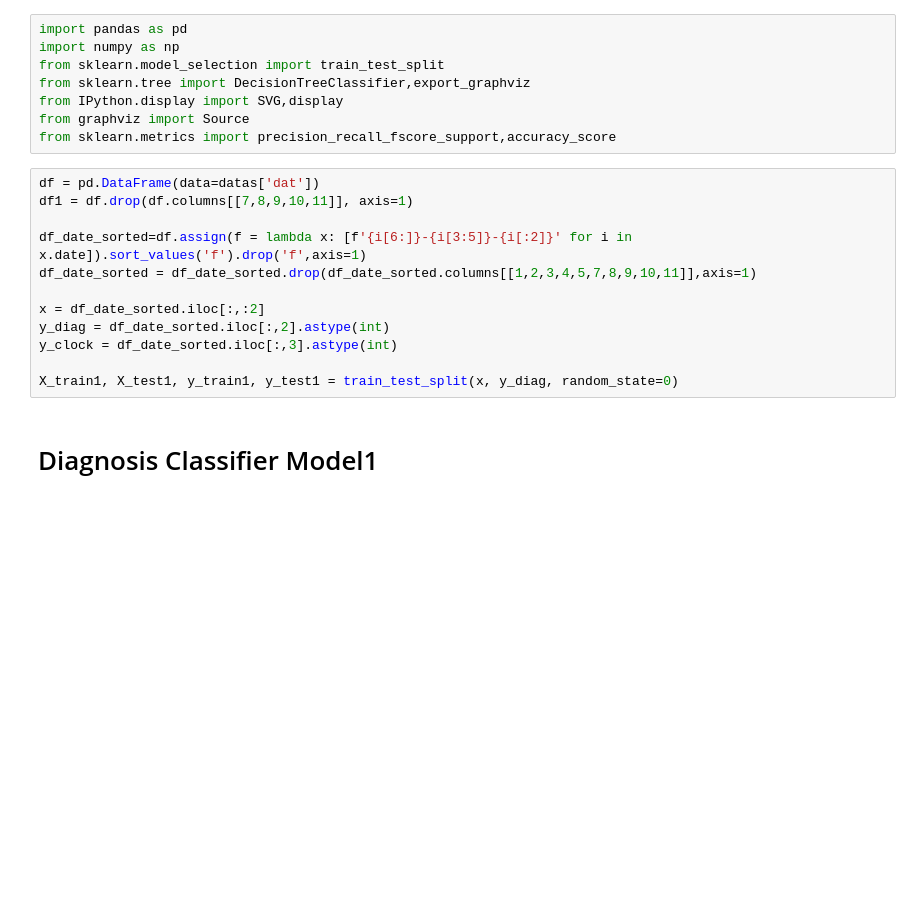
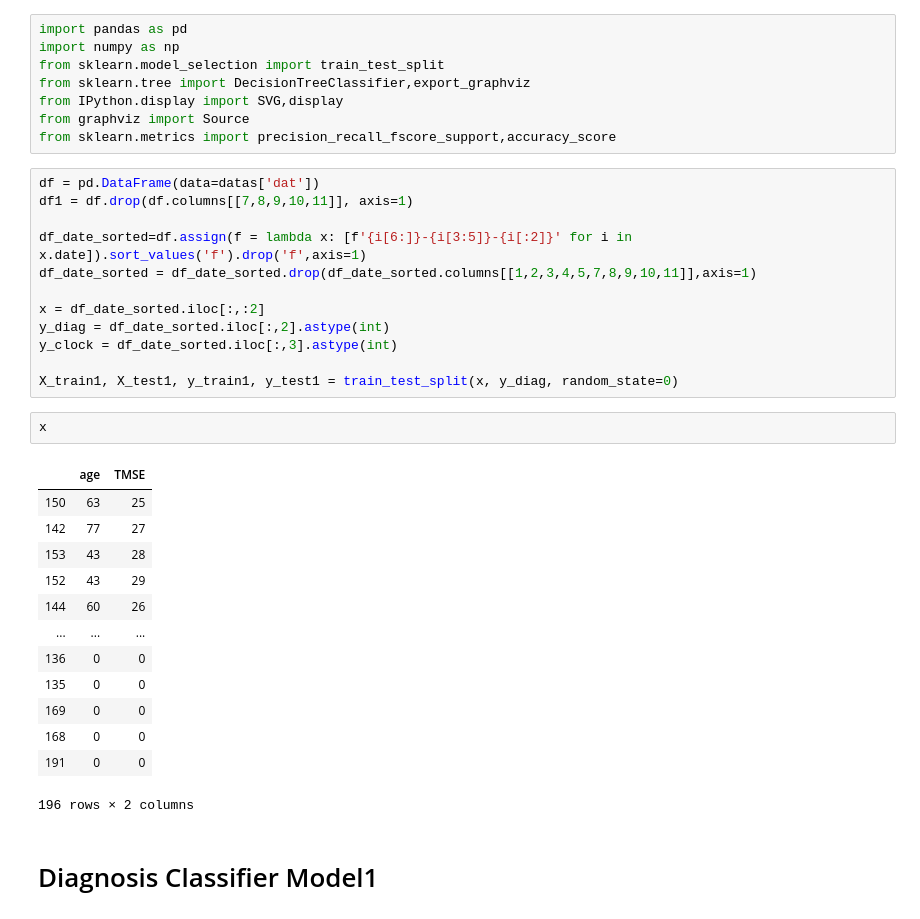
Before and after one commit to brewerywiwis/ParkinsonDiseaseML, a Jupyter notebook: CD_PD_data/model.ipynb, the cells around one changed output. Saved outputs shown, nothing was run; the diff lists cells and outputs as text; blank space fills up the shorter version.

```diff
--- a/CD_PD_data/model.ipynb
+++ b/CD_PD_data/model.ipynb
@@ -21,6 +21,22 @@ y_diag = df_date_sorted.iloc[:,2].astype(int)
 y_clock = df_date_sorted.iloc[:,3].astype(int)
 
 X_train1, X_test1, y_train1, y_test1 = train_test_split(x, y_diag, random_state=0)
+# %%
+x
+# %% [output]
+|  | age | TMSE |
+| 150 | 63 | 25 |
+| 142 | 77 | 27 |
+| 153 | 43 | 28 |
+| 152 | 43 | 29 |
+| 144 | 60 | 26 |
+| ... | ... | ... |
+| 136 | 0 | 0 |
+| 135 | 0 | 0 |
+| 169 | 0 | 0 |
+| 168 | 0 | 0 |
+| 191 | 0 | 0 |
+196 rows × 2 columns
 # %% [markdown]
 <H1>Diagnosis Classifier Model1</H1>
 # %%
```
Also changed, not shown: parts of 3 cells of this notebook.
